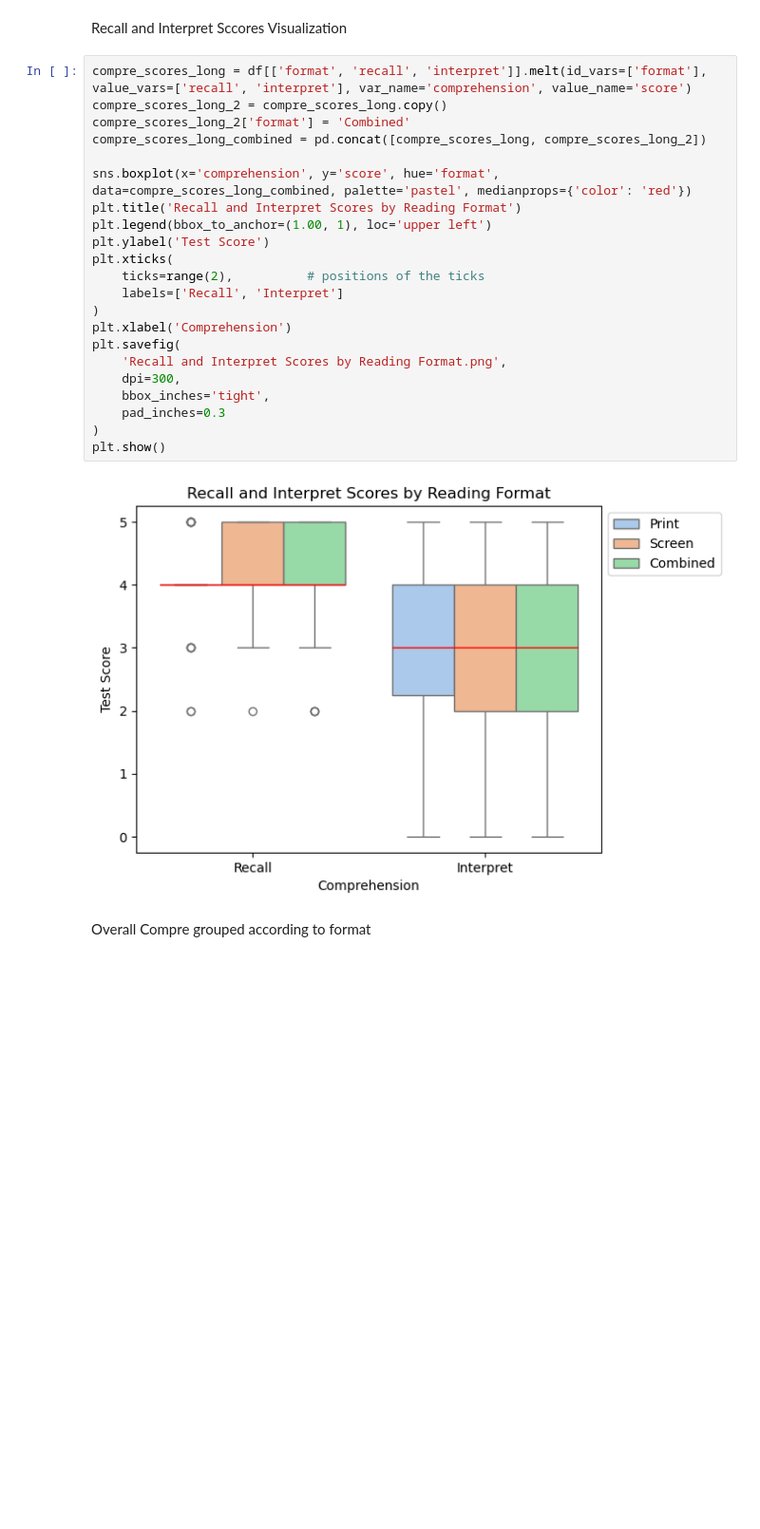
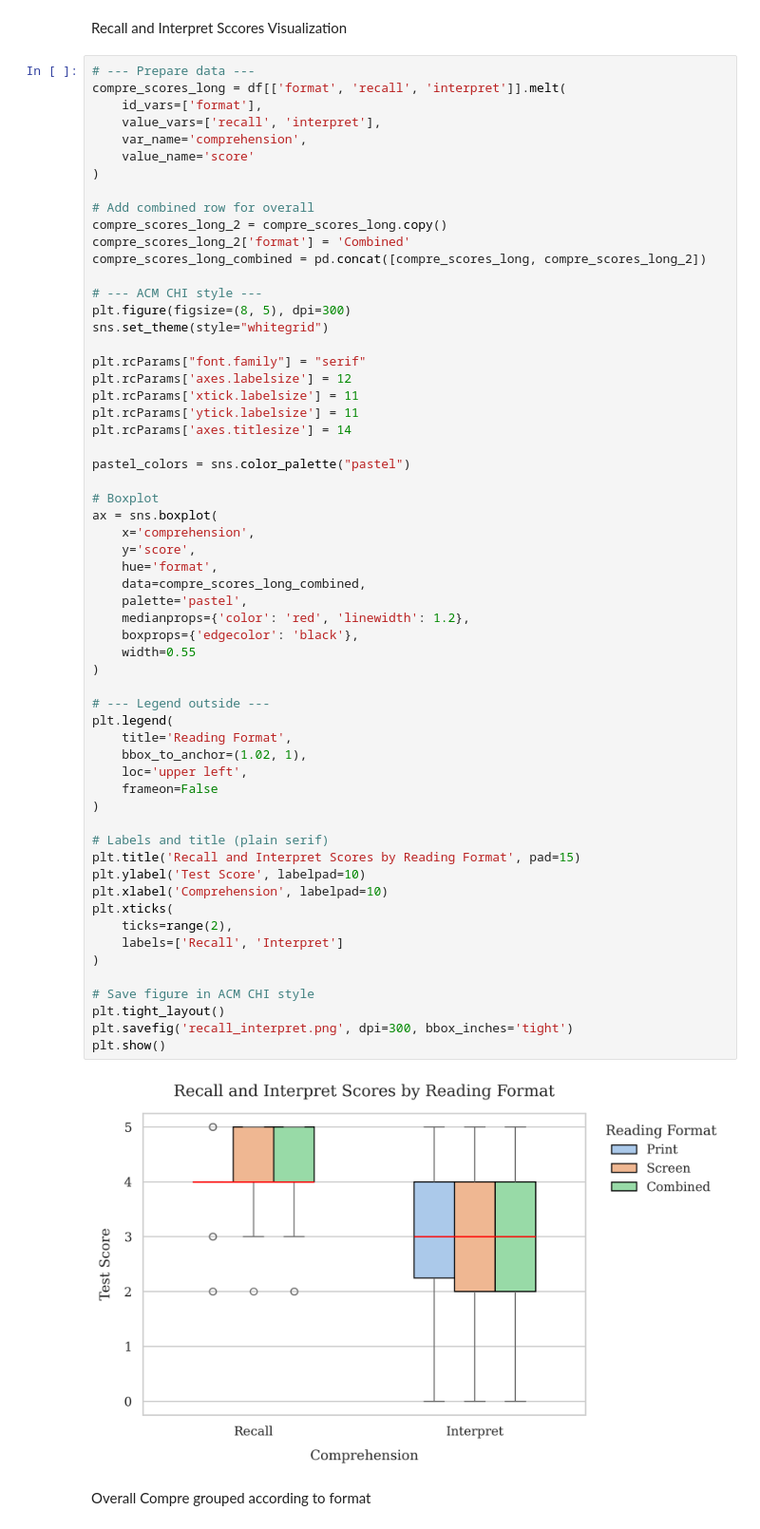
Before and after one commit to KyleCarlo/ScreenVSPrint, a Jupyter notebook: Notebook.ipynb, the cells around one changed output. Shown at 95% size. Drawn from its saved outputs; the diff is of its cells as text; blank space fills up the shorter version.

```diff
--- a/Notebook.ipynb
+++ b/Notebook.ipynb
@@ -477,29 +588,66 @@ dtype: float64
 # %% [markdown]
 Recall and Interpret Sccores Visualization
 # %%
-compre_scores_long = df[['format', 'recall', 'interpret']].melt(id_vars=['format'], value_vars=['recall', 'interpret'], var_name='comprehension', value_name='score')
+# --- Prepare data ---
+compre_scores_long = df[['format', 'recall', 'interpret']].melt(
+    id_vars=['format'],
+    value_vars=['recall', 'interpret'],
+    var_name='comprehension',
+    value_name='score'
+)
+
+# Add combined row for overall
 compre_scores_long_2 = compre_scores_long.copy()
 compre_scores_long_2['format'] = 'Combined'
 compre_scores_long_combined = pd.concat([compre_scores_long, compre_scores_long_2])
 
-sns.boxplot(x='comprehension', y='score', hue='format', data=compre_scores_long_combined, palette='pastel', medianprops={'color': 'red'})
-plt.title('Recall and Interpret Scores by Reading Format')
-plt.legend(bbox_to_anchor=(1.00, 1), loc='upper left')
-plt.ylabel('Test Score')
+# --- ACM CHI style ---
+plt.figure(figsize=(8, 5), dpi=300)
+sns.set_theme(style="whitegrid")
+
+plt.rcParams["font.family"] = "serif"
+plt.rcParams['axes.labelsize'] = 12
+plt.rcParams['xtick.labelsize'] = 11
+plt.rcParams['ytick.labelsize'] = 11
+plt.rcParams['axes.titlesize'] = 14
+
+pastel_colors = sns.color_palette("pastel")
+
+# Boxplot
+ax = sns.boxplot(
+    x='comprehension',
+    y='score',
+    hue='format',
+    data=compre_scores_long_combined,
+    palette='pastel',
+    medianprops={'color': 'red', 'linewidth': 1.2},
+    boxprops={'edgecolor': 'black'},
+    width=0.55
+)
+
+# --- Legend outside ---
+plt.legend(
+    title='Reading Format',
+    bbox_to_anchor=(1.02, 1),
+    loc='upper left',
+    frameon=False
+)
+
+# Labels and title (plain serif)
+plt.title('Recall and Interpret Scores by Reading Format', pad=15)
+plt.ylabel('Test Score', labelpad=10)
+plt.xlabel('Comprehension', labelpad=10)
 plt.xticks(
-    ticks=range(2),          # positions of the ticks
+    ticks=range(2),
     labels=['Recall', 'Interpret']
 )
-plt.xlabel('Comprehension')
-plt.savefig(
-    'Recall and Interpret Scores by Reading Format.png',
-    dpi=300,
-    bbox_inches='tight',
-    pad_inches=0.3
-)
+
+# Save figure in ACM CHI style
+plt.tight_layout()
+plt.savefig('recall_interpret.png', dpi=300, bbox_inches='tight')
 plt.show()
 # %% [output]
-[figure, old version]
+[figure, new version]
 # %% [markdown]
 Overall Compre grouped according to format
 # %%
```
Also changed, not shown: parts of 27 cells of this notebook, 18 other files.
